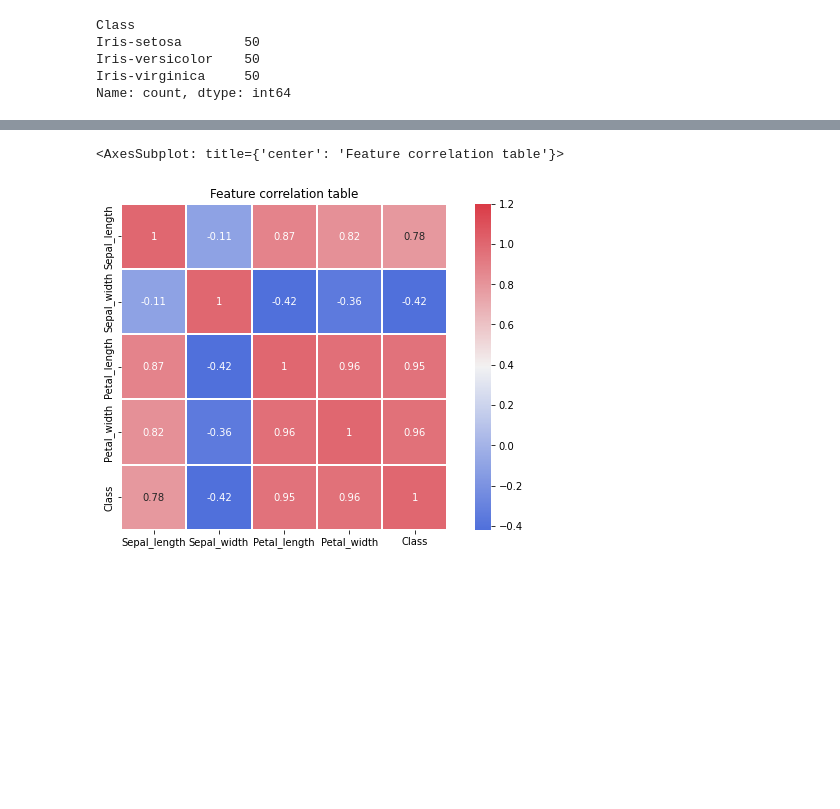
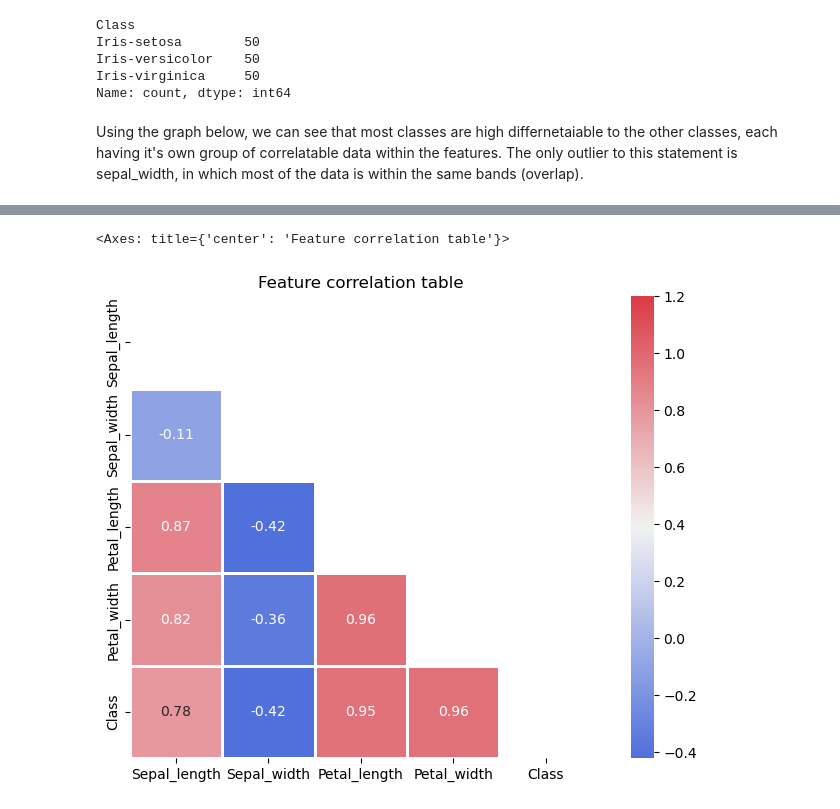
Before and after one commit to michaelgamstonNotts/ML_CW1, a Jupyter notebook: C_iris_data_preprocessing.ipynb, the cells around one changed output, grey strips where cells are left out. Saved outputs shown, nothing was run; the diff lists cells and outputs as text; code cells hidden in the pictures; blank space fills up the shorter version.

```diff
--- a/C_iris_data_preprocessing.ipynb
+++ b/C_iris_data_preprocessing.ipynb
@@ -9,10 +10,11 @@ import seaborn as sns
 # %%
-iris_df=pd.read_csv('iris_data/iris.data', index_col=False, names=['Sepal_length', 'Sepal_width', 'Petal_length', 'Petal_width', 'Class'])
+iris_df=pd.read_csv('iris_data/iris.data', index_col=False,
+                names=['Sepal_length', 'Sepal_width', 'Petal_length', 'Petal_width', 'Class'])
 iris_df.head()
-#1. sepal length in cm
-#2. sepal width in cm
-#3. petal length in cm
-#4. petal width in cm
+# 1. sepal length in cm
+# 2. sepal width in cm
+# 3. petal length in cm
+# 4. petal width in cm
 # %% [output]
 |  | Sepal_length | Sepal_width | Petal_length | Petal_width | Class |
 | 0 | 5.1 | 3.5 | 1.4 | 0.2 | Iris-setosa |
@@ -58 +62,4 @@ iris_df['Class']= iris_df['Class'].replace('Iris-virginica',2, regex=True)
+# %% [markdown]
+Using the graph below, we can see that most classes are high differnetaiable to the other classes, each having it's own group of correlatable data within the features.
+The only outlier to this statement is sepal_width, in which most of the data is within the same bands (overlap).
 # %%
@@ -70,20 +71,22 @@ for i, col in enumerate(iris_df.columns[:4]):
 [figure]
 # %%
 corrMatt = iris_df.corr()
+
+mask = np.zeros_like(corrMatt)
+mask[np.triu_indices_from(mask)] = True
 
 # Set up the matplotlib figure
 fig, ax = plt.subplots(figsize=(10, 6))
 plt.title('Feature correlation table')
 
 # Generate a custom diverging colormap
 cmap = sns.diverging_palette(260, 10, as_cmap=True)
 
 # Draw the heatmap with the mask and correct aspect ratio
-sns.heatmap(corrMatt, vmax=1.2, square=True, cmap=cmap,
-ax=ax, annot=True, linewidths=2)
+sns.heatmap(corrMatt, vmax=1.2, square=True, mask=mask, cmap=cmap, ax=ax, annot=True, linewidths=2)
 # %% [output]
-<AxesSubplot: title={'center': 'Feature correlation table'}>
+<Axes: title={'center': 'Feature correlation table'}>
-[figure, old version]
+[figure, new version]
 # %%
 sns.pairplot(iris_df[list(iris_df.columns[:4]) + ['Class']], hue="Class")
 # %% [output]
```
Also changed, not shown: parts of 5 cells of this notebook, 5 other files.
